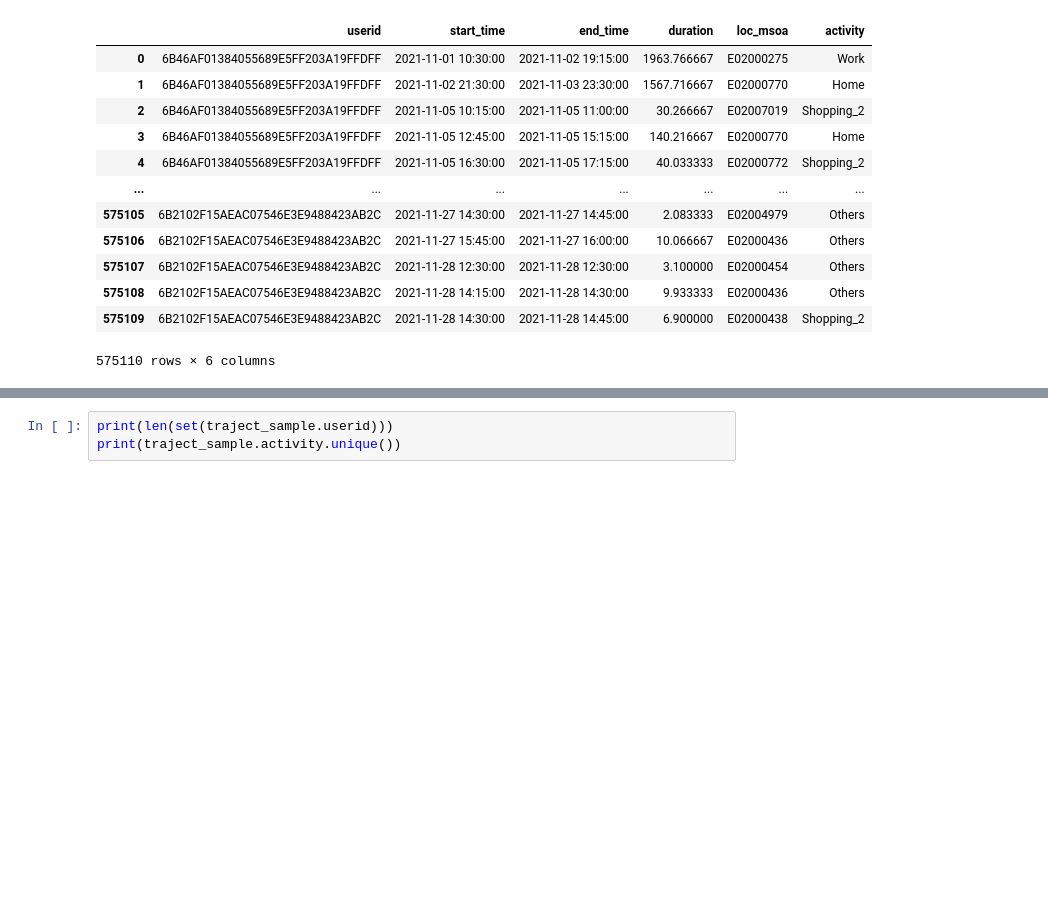
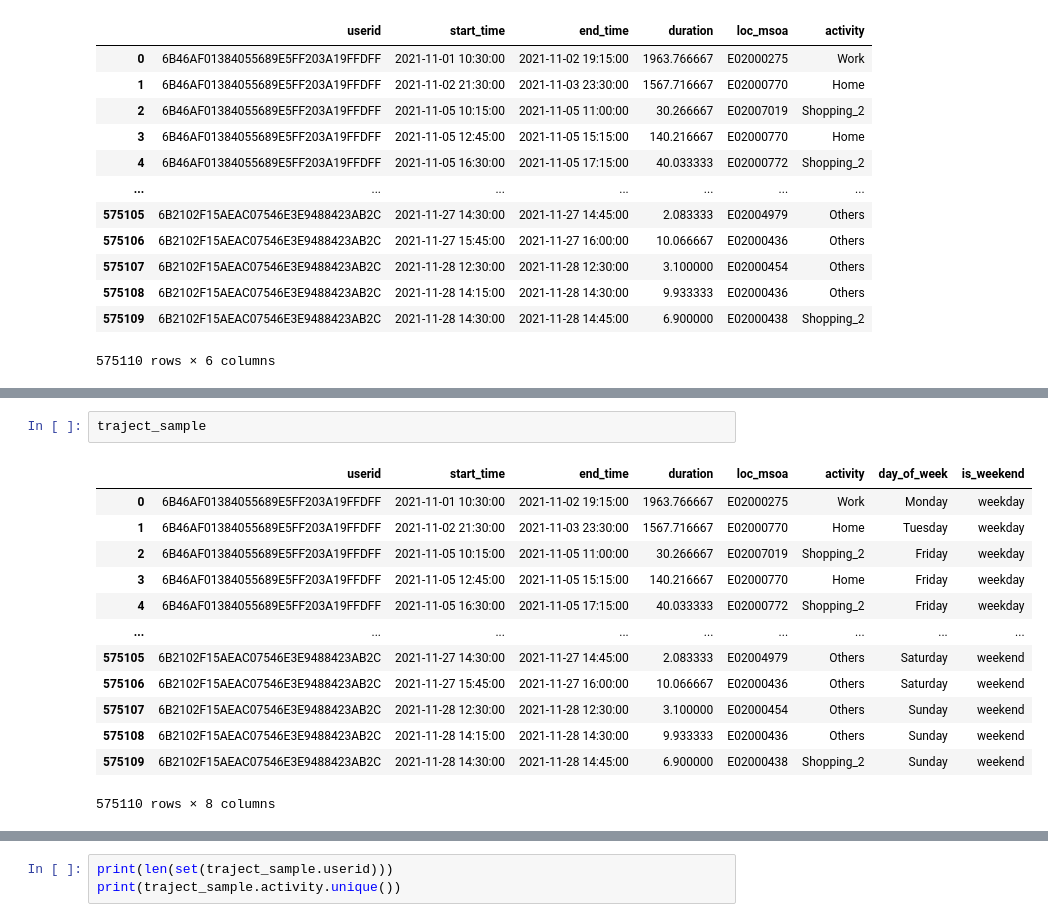
Before and after one commit to YueLi-0816/mobile_data, a Jupyter notebook: analysis.ipynb, the cells around one changed output, grey strips where cells are left out. Cells and saved outputs as stored; diff of their text form; blank space fills up the shorter version.

```diff
--- a/analysis.ipynb
+++ b/analysis.ipynb
@@ -158,0 +99,16 @@ Name: 0, dtype: object
+# %%
+traject_sample
+# %% [output]
+|  | userid | start_time | end_time | duration | loc_msoa | activity | day_of_week | is_weekend |
+| 0 | 6B46AF01384055689E5FF203A19FFDFF | 2021-11-01 10:30:00 | 2021-11-02 19:15:00 | 1963.766667 | E02000275 | Work | Monday | weekday |
+| 1 | 6B46AF01384055689E5FF203A19FFDFF | 2021-11-02 21:30:00 | 2021-11-03 23:30:00 | 1567.716667 | E02000770 | Home | Tuesday | weekday |
+| 2 | 6B46AF01384055689E5FF203A19FFDFF | 2021-11-05 10:15:00 | 2021-11-05 11:00:00 | 30.266667 | E02007019 | Shopping_2 | Friday | weekday |
+| 3 | 6B46AF01384055689E5FF203A19FFDFF | 2021-11-05 12:45:00 | 2021-11-05 15:15:00 | 140.216667 | E02000770 | Home | Friday | weekday |
+| 4 | 6B46AF01384055689E5FF203A19FFDFF | 2021-11-05 16:30:00 | 2021-11-05 17:15:00 | 40.033333 | E02000772 | Shopping_2 | Friday | weekday |
+| ... | ... | ... | ... | ... | ... | ... | ... | ... |
+| 575105 | 6B2102F15AEAC07546E3E9488423AB2C | 2021-11-27 14:30:00 | 2021-11-27 14:45:00 | 2.083333 | E02004979 | Others | Saturday | weekend |
+| 575106 | 6B2102F15AEAC07546E3E9488423AB2C | 2021-11-27 15:45:00 | 2021-11-27 16:00:00 | 10.066667 | E02000436 | Others | Saturday | weekend |
+| 575107 | 6B2102F15AEAC07546E3E9488423AB2C | 2021-11-28 12:30:00 | 2021-11-28 12:30:00 | 3.100000 | E02000454 | Others | Sunday | weekend |
+| 575108 | 6B2102F15AEAC07546E3E9488423AB2C | 2021-11-28 14:15:00 | 2021-11-28 14:30:00 | 9.933333 | E02000436 | Others | Sunday | weekend |
+| 575109 | 6B2102F15AEAC07546E3E9488423AB2C | 2021-11-28 14:30:00 | 2021-11-28 14:45:00 | 6.900000 | E02000438 | Shopping_2 | Sunday | weekend |
+575110 rows × 8 columns
```
Also changed, not shown: parts of 11 cells of this notebook.
